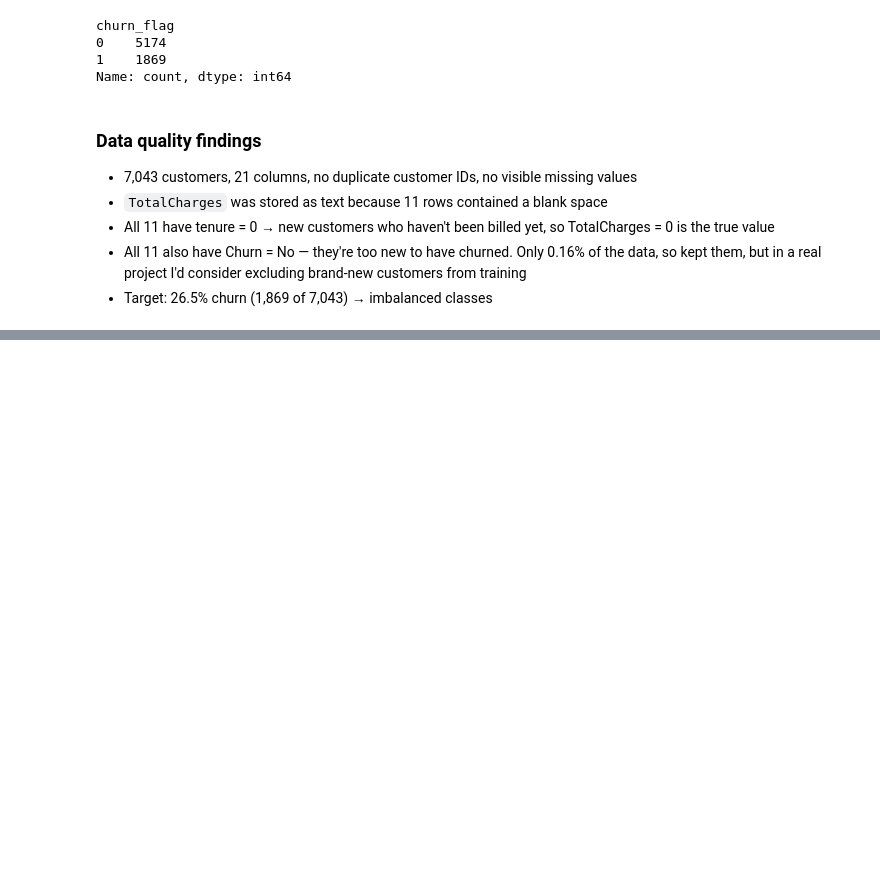
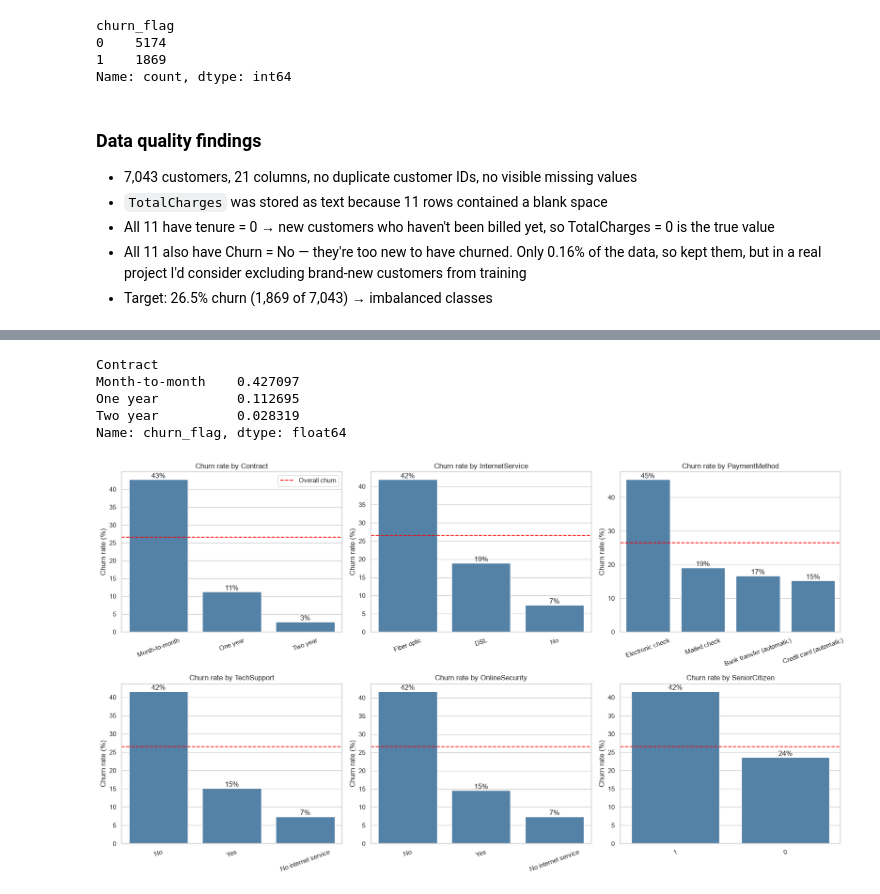
Before and after one commit to K-S-G-97/customer-churn-ml-project, a Jupyter notebook: notebooks/01_eda.ipynb, the cells around one changed output, grey strips where cells are left out. Drawn from its saved outputs; the diff is of its cells as text; code cells hidden in the pictures; blank space fills up the shorter version.

```diff
--- a/notebooks/01_eda.ipynb
+++ b/notebooks/01_eda.ipynb
@@ -99,0 +116,31 @@ Name: count, dtype: int64
+# %%
+df.groupby("Contract")["churn_flag"].mean().sort_values(ascending=False)
+# %% [output]
+Contract
+Month-to-month    0.427097
+One year          0.112695
+Two year          0.028319
+Name: churn_flag, dtype: float64
+# %%
+def plot_churn_rate(col, ax):
+    rates = df.groupby(col)["churn_flag"].mean().sort_values(ascending=False) * 100
+    sns.barplot(x=rates.index.astype(str), y=rates.values, ax=ax, color="steelblue")
+    ax.axhline(df["churn_flag"].mean() * 100, color="red", linestyle="--", label="Overall churn")
+    ax.bar_label(ax.containers[0], fmt="%.0f%%")
+    ax.set_title(f"Churn rate by {col}")
+    ax.set_ylabel("Churn rate (%)")
+    ax.set_xlabel("")
+    ax.tick_params(axis="x", rotation=20)
+
+cols = ["Contract", "InternetService", "PaymentMethod",
+        "TechSupport", "OnlineSecurity", "SeniorCitizen"]
+
+fig, axes = plt.subplots(2, 3, figsize=(18, 10))
+for col, ax in zip(cols, axes.flatten()):
+    plot_churn_rate(col, ax)
+
+axes[0, 0].legend()
+plt.tight_layout()
+plt.show()
+# %% [output]
+[figure, added]
```
Also changed, not shown: parts of 6 cells of this notebook.
